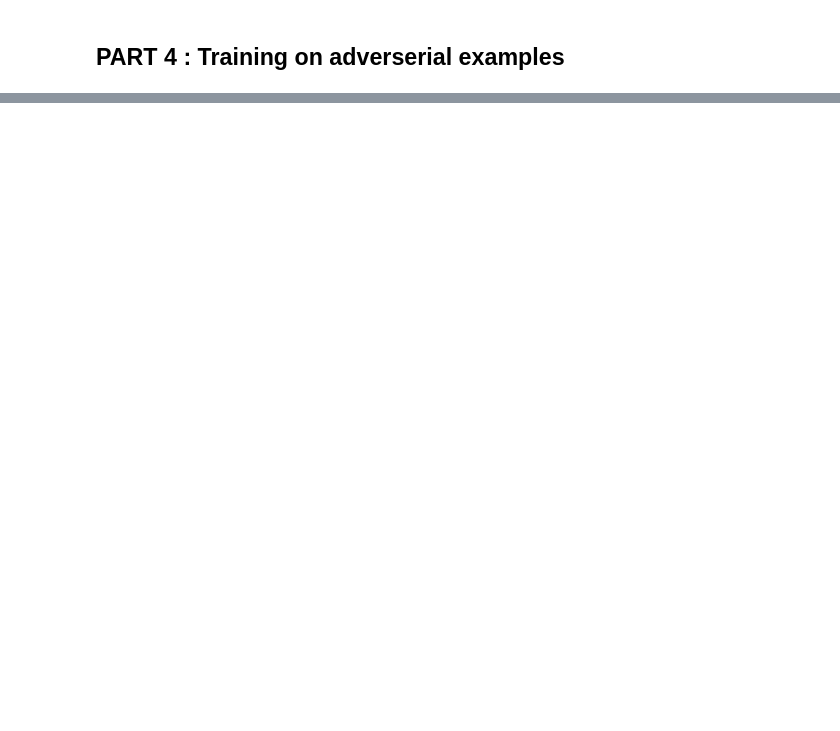
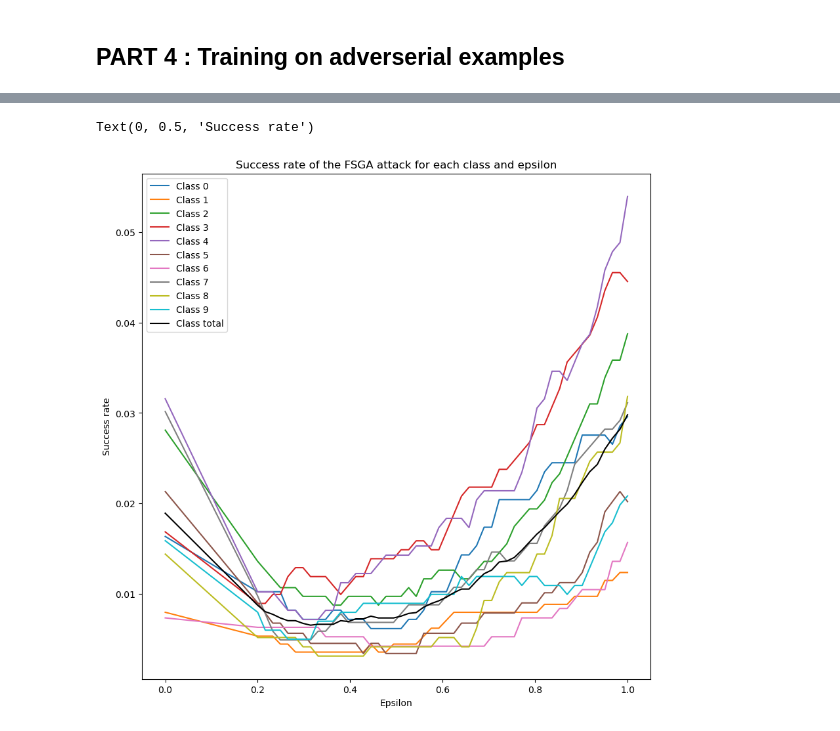
Before and after one commit to abelmaxv/ARIA-image-devoir, a Jupyter notebook: devoir.ipynb, the cells around one changed output, grey strips where cells are left out. Cells and saved outputs as stored; diff of their text form; code cells hidden in the pictures; blank space fills up the shorter version.

```diff
--- a/devoir.ipynb
+++ b/devoir.ipynb
@@ -408,0 +518,6 @@ We see that overall the method performs poorly compared to the FSGA attack : the
+# %%
+if not os.path.exists("model_adv.pth"):
+    for epoch in range(epochs):
+        train_one_epoch()
+else:
+    model_adv.load_state_dict(torch.load("model_adv.pth"))
@@ -408,0 +528,42 @@ We see that overall the method performs poorly compared to the FSGA attack : the
+# %%
+epsilons = torch.concat([torch.zeros(1), torch.linspace(0.2, 1, 50)])
+
+evolution = {
+    0 : [],
+    1 : [],
+    2 : [],
+    3 : [],
+    4 : [],
+    5 : [],
+    6 : [],
+    7 : [],
+    8 : [],
+    9 : [],
+    "total" :[]
+}
+
+
+for e in tqdm(epsilons):
+    for key in evolution.keys():
+        inputs = images
+        inputs_labels = labels
+        if type(key) == int:
+            inputs = images[labels == key]
+            inputs_labels = torch.zeros(len(inputs)) + key
+        adv_images, _ = generate_adverserial_examples(model, criterion, inputs, inputs_labels, e, batch = True)
+        adv_labels = torch.argmax(model_adv(adv_images), dim = 1)
+        success_rate = (adv_labels != inputs_labels.to(device)).float().mean().item()
+        evolution[key].append(success_rate)
+# %%
+fig, ax = plt.subplots(1,1, figsize = (10,10))
+colors = ['#1f77b4', '#ff7f0e', '#2ca02c', '#d62728', '#9467bd',
+          '#8c564b', '#e377c2', '#7f7f7f', '#bcbd22', '#17becf', '#000000']
+for i, key in enumerate(evolution.keys()):
+    ax.plot(epsilons, evolution[key], label = f"Class {key}", color=colors[i])
+ax.legend()
+ax.set_title("Success rate of the FSGA attack for each class and epsilon")
+ax.set_xlabel("Epsilon")
+ax.set_ylabel("Success rate")
+# %% [output]
+Text(0, 0.5, 'Success rate')
+[figure, added]
```
Also changed, not shown: parts of 22 cells of this notebook, 2 other files.
